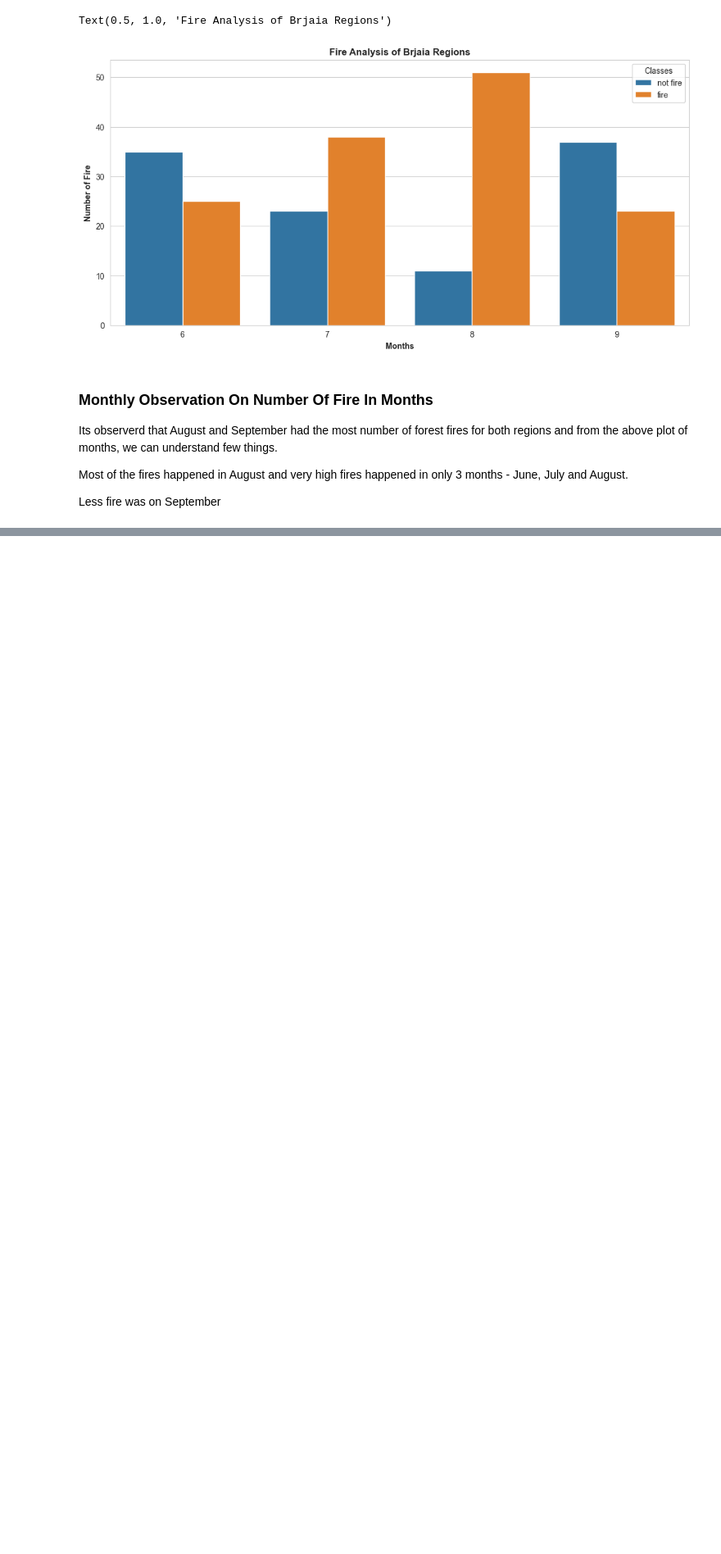
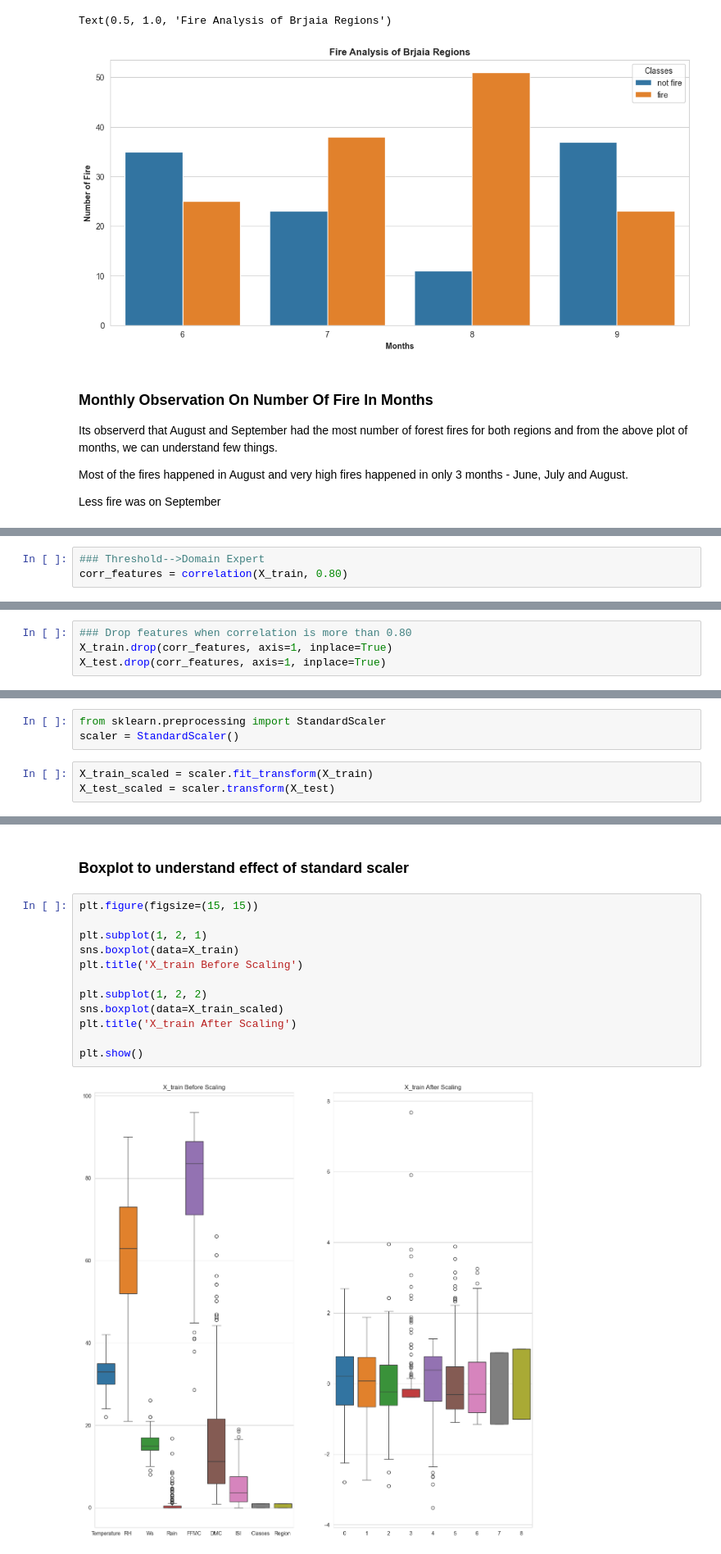
Before and after one commit to sahilDas04/Macchine_Learning, a Jupyter notebook: Ridge_Lasso_Elasticnet_Project/forest.ipynb, the cells around one changed output, grey strips where cells are left out. Shown at 82% size. Saved outputs shown, nothing was run; the diff lists cells and outputs as text; blank space fills up the shorter version.

```diff
--- a/Ridge_Lasso_Elasticnet_Project/forest.ipynb
+++ b/Ridge_Lasso_Elasticnet_Project/forest.ipynb
@@ -350,0 +464,3 @@ Less fire was on September
+# %%
+### Threshold-->Domain Expert
+corr_features = correlation(X_train, 0.80)
@@ -350,0 +478,4 @@ Less fire was on September
+# %%
+### Drop features when correlation is more than 0.80
+X_train.drop(corr_features, axis=1, inplace=True)
+X_test.drop(corr_features, axis=1, inplace=True)
@@ -350,0 +492,6 @@ Less fire was on September
+# %%
+from sklearn.preprocessing import StandardScaler
+scaler = StandardScaler()
+# %%
+X_train_scaled = scaler.fit_transform(X_train)
+X_test_scaled = scaler.transform(X_test)
@@ -350,0 +514,16 @@ Less fire was on September
+# %% [markdown]
+### Boxplot to understand effect of standard scaler
+# %%
+plt.figure(figsize=(15, 15))
+
+plt.subplot(1, 2, 1)
+sns.boxplot(data=X_train)
+plt.title('X_train Before Scaling')
+
+plt.subplot(1, 2, 2)
+sns.boxplot(data=X_train_scaled)
+plt.title('X_train After Scaling')
+
+plt.show()
+# %% [output]
+[figure, added]
```
Also changed, not shown: parts of 25 cells of this notebook.
